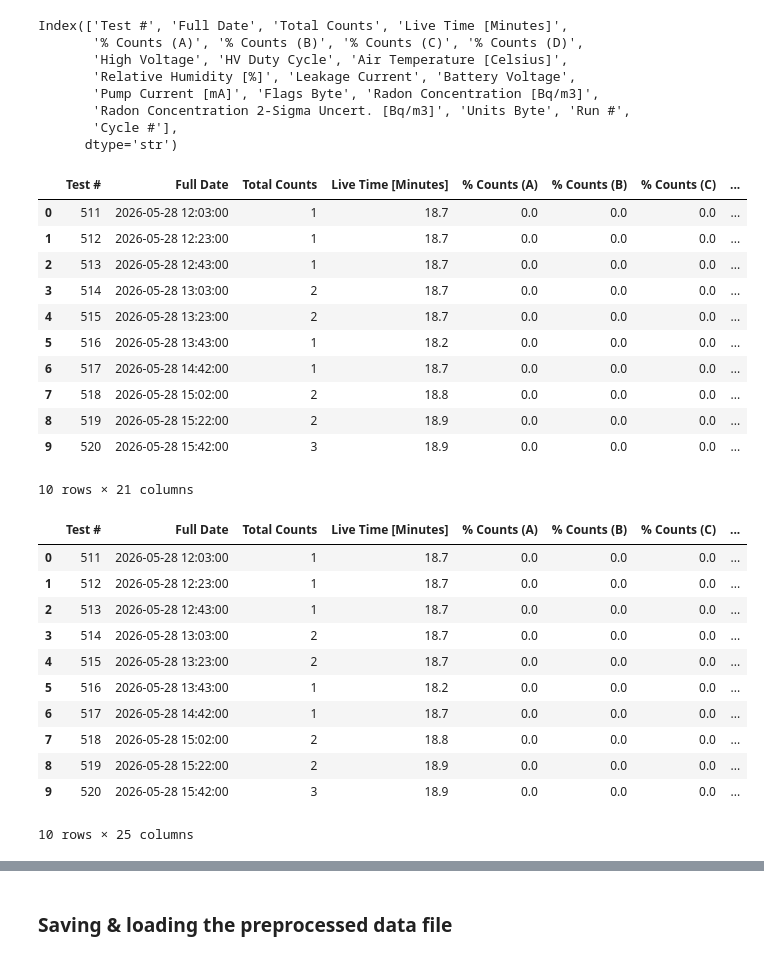
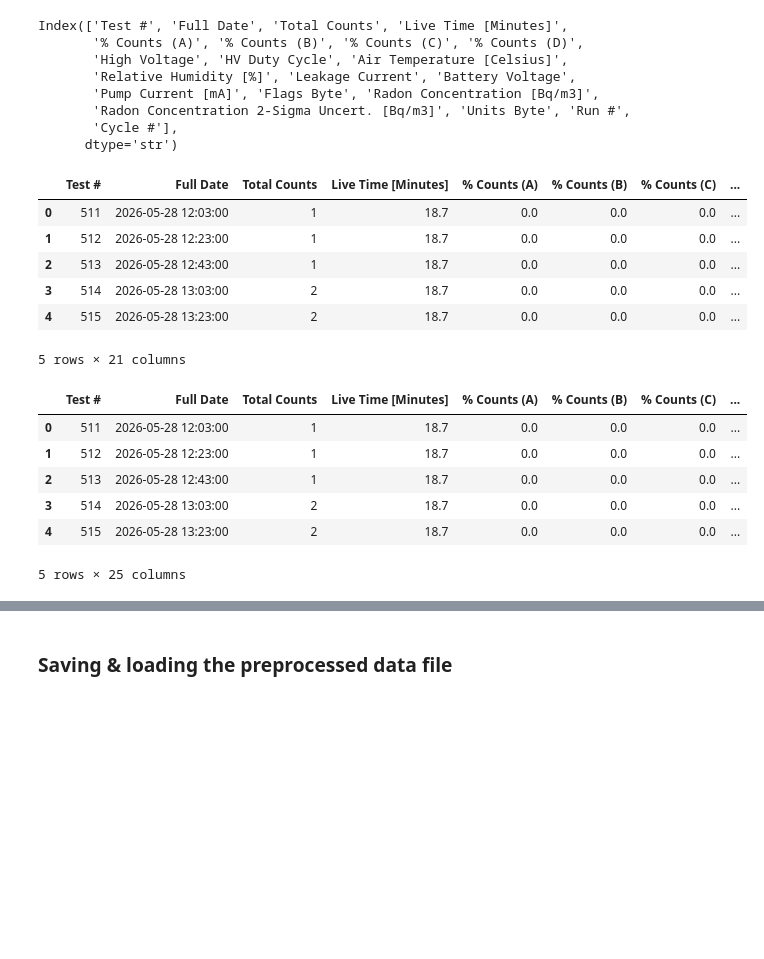
Before and after one commit to ncail/rad7-analysis, a Jupyter notebook: rad7_data_processing.ipynb, the cells around one changed output, grey strips where cells are left out. Saved outputs shown, nothing was run; the diff lists cells and outputs as text; code cells hidden in the pictures; blank space fills up the shorter version.

```diff
--- a/rad7_data_processing.ipynb
+++ b/rad7_data_processing.ipynb
@@ -54,12 +54,12 @@ import plotly.express as px
 ### Load and preview data
 # %%
 # Get r7cdt -> csv data file to process.
-cdt_data_path = "rad7_data/snolab_low_radon_n2_backgrounds/RAD7 04755 Data 2026-06-04 (Comma Delimited)_3.csv"
+cdt_data_path = "example_data/RAD7 04755 Data 2026-06-04 (Comma Delimited)_3.csv"
 
 # Read the data into a dataframe.
 rad7_run_df = pd.read_csv(cdt_data_path)
 
 # Check beginning (.head(10)) and end (.tail(10)) of file
-rad7_run_df.tail(10)
+rad7_run_df.tail(5)
 # %% [output]
 |  | Test # | Full Date | Total Counts | Live Time [Minutes] | % Counts (A) | % Counts (B) | % Counts (C) | ... |
@@ -95,46 +90,41 @@ df = rad7_run_df.copy()
 
 # Remove last row
 df = df.iloc[:-1]
 
 # Remove all asterisks from the Run # and Cycle # columns
 df['Run #'] = df['Run #'].astype(str).str.replace('*', '', regex=False)
 df['Cycle #'] = df['Cycle #'].astype(str).str.replace('*', '', regex=False)
 
 df['Full Date'] = pd.to_datetime(df['Full Date'], format='%m/%d/%y %H:%M', errors='coerce')
 
 # Convert columns to integer type
 to_int = [
     'Total Counts',
     'Flags Byte',
     'Units Byte',
     'Run #',
     'Cycle #'
 ]
 
 for col in to_int:
     df[col] = pd.to_numeric(df[col]).astype('Int64')
 
 # Check dataframe to verify types.
-df.head(10)
+df.head(5)
 # %% [output]
 |  | Test # | Full Date | Total Counts | Live Time [Minutes] | % Counts (A) | % Counts (B) | % Counts (C) | ... |
 | 0 | 511 | 2026-05-28 12:03:00 | 1 | 18.7 | 0.0 | 0.0 | 0.0 | ... |
 | 1 | 512 | 2026-05-28 12:23:00 | 1 | 18.7 | 0.0 | 0.0 | 0.0 | ... |
 | 2 | 513 | 2026-05-28 12:43:00 | 1 | 18.7 | 0.0 | 0.0 | 0.0 | ... |
 | 3 | 514 | 2026-05-28 13:03:00 | 2 | 18.7 | 0.0 | 0.0 | 0.0 | ... |
 | 4 | 515 | 2026-05-28 13:23:00 | 2 | 18.7 | 0.0 | 0.0 | 0.0 | ... |
-| 5 | 516 | 2026-05-28 13:43:00 | 1 | 18.2 | 0.0 | 0.0 | 0.0 | ... |
-| 6 | 517 | 2026-05-28 14:42:00 | 1 | 18.7 | 0.0 | 0.0 | 0.0 | ... |
-| 7 | 518 | 2026-05-28 15:02:00 | 2 | 18.8 | 0.0 | 0.0 | 0.0 | ... |
-| 8 | 519 | 2026-05-28 15:22:00 | 2 | 18.9 | 0.0 | 0.0 | 0.0 | ... |
-| 9 | 520 | 2026-05-28 15:42:00 | 3 | 18.9 | 0.0 | 0.0 | 0.0 | ... |
-10 rows × 21 columns
+5 rows × 21 columns
 # %%
 # Expand the flags byte column
 df_expanded = expand_byte_column(df, parse_flags_byte, byte_column_name="Flags Byte")
 
 # Display
-df_expanded.head(10)
+df_expanded.head(5)
 # %% [output]
 |  | Test # | Full Date | Total Counts | Live Time [Minutes] | % Counts (A) | % Counts (B) | % Counts (C) | ... |
 | 0 | 511 | 2026-05-28 12:03:00 | 1 | 18.7 | 0.0 | 0.0 | 0.0 | ... |
@@ -142,12 +132,7 @@ df_expanded.head(10)
 | 2 | 513 | 2026-05-28 12:43:00 | 1 | 18.7 | 0.0 | 0.0 | 0.0 | ... |
 | 3 | 514 | 2026-05-28 13:03:00 | 2 | 18.7 | 0.0 | 0.0 | 0.0 | ... |
 | 4 | 515 | 2026-05-28 13:23:00 | 2 | 18.7 | 0.0 | 0.0 | 0.0 | ... |
-| 5 | 516 | 2026-05-28 13:43:00 | 1 | 18.2 | 0.0 | 0.0 | 0.0 | ... |
-| 6 | 517 | 2026-05-28 14:42:00 | 1 | 18.7 | 0.0 | 0.0 | 0.0 | ... |
-| 7 | 518 | 2026-05-28 15:02:00 | 2 | 18.8 | 0.0 | 0.0 | 0.0 | ... |
-| 8 | 519 | 2026-05-28 15:22:00 | 2 | 18.9 | 0.0 | 0.0 | 0.0 | ... |
-| 9 | 520 | 2026-05-28 15:42:00 | 3 | 18.9 | 0.0 | 0.0 | 0.0 | ... |
-10 rows × 25 columns
+5 rows × 25 columns
 # %%
 # Check continuity of time series and date ranges of runs (if there are any gaps)
 stitched_run_df, has_gaps, gap_locations = stitch_gaps(
```
Also changed, not shown: parts of 7 cells of this notebook.
